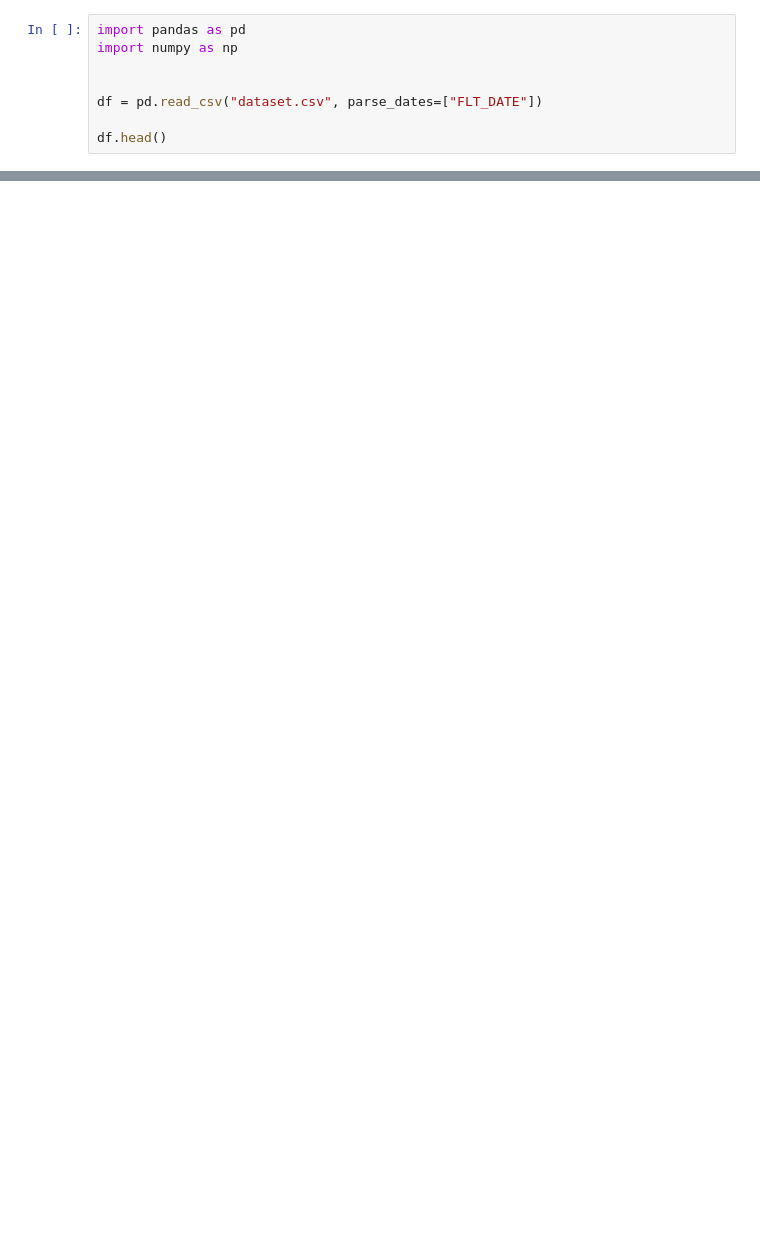
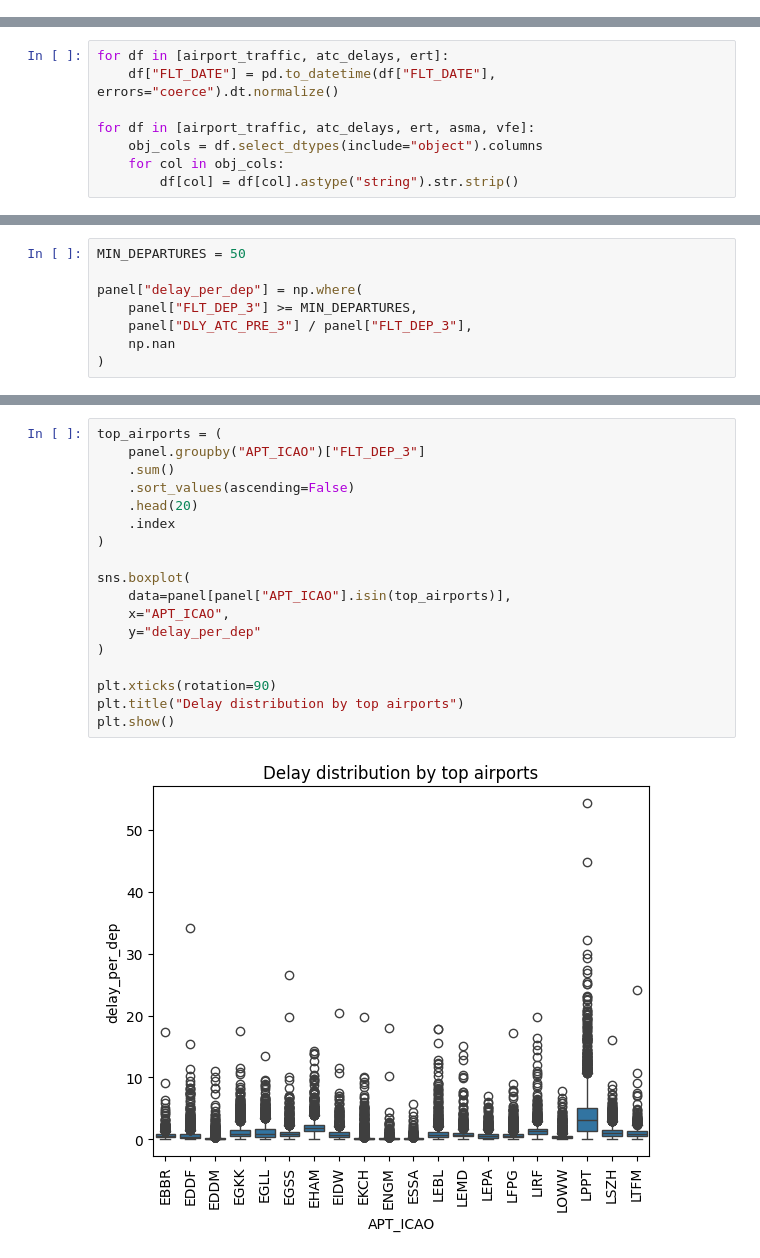
Before and after one commit to agarcia246/Machine_learning_Project, a Jupyter notebook: flight_delays.ipynb, the cells around one changed output, grey strips where cells are left out. Drawn from its saved outputs; the diff is of its cells as text; blank space fills up the shorter version.

Commit message:
built features and split dataset :# Please enter the commit message for your changes. Lines starting

```diff
--- a/flight_delays.ipynb
+++ b/flight_delays.ipynb
@@ -3,8 +0,0 @@
-# %%
-import pandas as pd
-import numpy as np
-
-
-df = pd.read_csv("dataset.csv", parse_dates=["FLT_DATE"])
-
-df.head()
@@ -12,0 +60,8 @@ df.head()
+# %%
+for df in [airport_traffic, atc_delays, ert]:
+    df["FLT_DATE"] = pd.to_datetime(df["FLT_DATE"], errors="coerce").dt.normalize()
+
+for df in [airport_traffic, atc_delays, ert, asma, vfe]:
+    obj_cols = df.select_dtypes(include="object").columns
+    for col in obj_cols:
+        df[col] = df[col].astype("string").str.strip()
@@ -19,0 +134,8 @@ KeyError: 'clf'
+# %%
+MIN_DEPARTURES = 50
+
+panel["delay_per_dep"] = np.where(
+    panel["FLT_DEP_3"] >= MIN_DEPARTURES,
+    panel["DLY_ATC_PRE_3"] / panel["FLT_DEP_3"],
+    np.nan
+)
@@ -19,0 +176,20 @@ KeyError: 'clf'
+# %%
+top_airports = (
+    panel.groupby("APT_ICAO")["FLT_DEP_3"]
+    .sum()
+    .sort_values(ascending=False)
+    .head(20)
+    .index
+)
+
+sns.boxplot(
+    data=panel[panel["APT_ICAO"].isin(top_airports)],
+    x="APT_ICAO",
+    y="delay_per_dep"
+)
+
+plt.xticks(rotation=90)
+plt.title("Delay distribution by top airports")
+plt.show()
+# %% [output]
+[figure, added]
```
Also changed, not shown: parts of 32 cells of this notebook.
